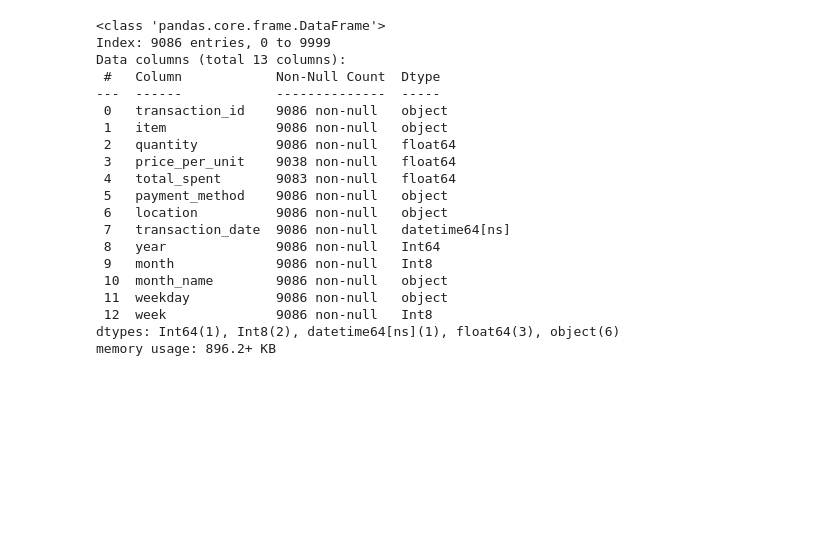
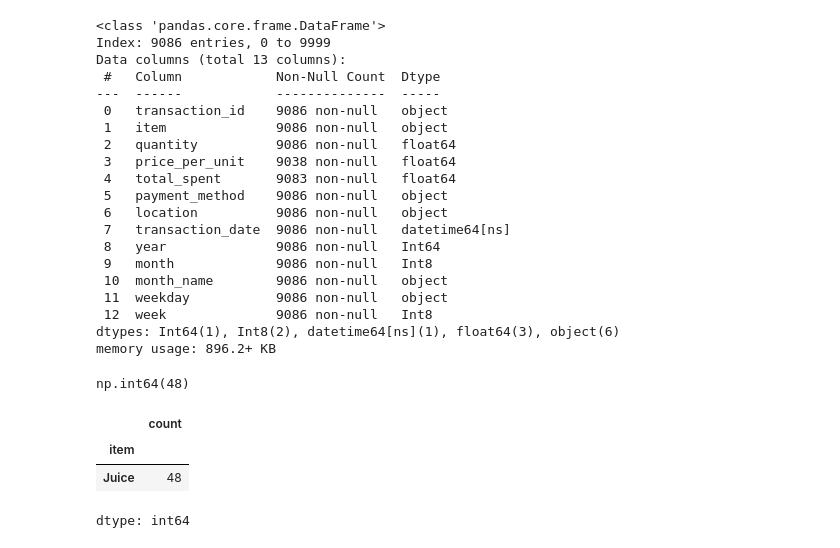
Before and after one commit to zzzer0-wav/Analysis_Cafe_Sales, a Jupyter notebook: EDA_cafe_sales.ipynb, the cells around one changed output. Cells and saved outputs as stored; diff of their text form; code cells hidden in the pictures; blank space fills up the shorter version.

```diff
--- a/EDA_cafe_sales.ipynb
+++ b/EDA_cafe_sales.ipynb
@@ -408,3 +408,14 @@ Data columns (total 13 columns):
  12  week              9086 non-null   Int8
 dtypes: Int64(1), Int8(2), datetime64[ns](1), float64(3), object(6)
 memory usage: 896.2+ KB
+# %%
+df['price_per_unit'].isna().sum()
+# %% [output]
+np.int64(48)
+# %%
+df[df['price_per_unit'].isna()]['item'].value_counts(dropna=False)
+# %% [output]
+|  | count |
+| item |  |
+| Juice | 48 |
+dtype: int64
```
